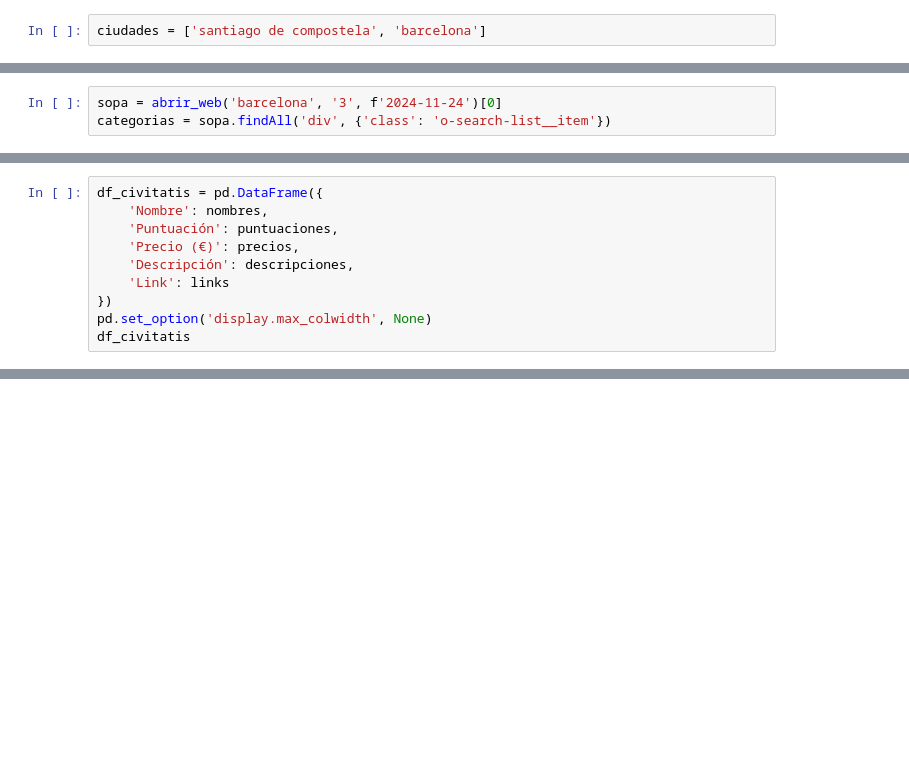
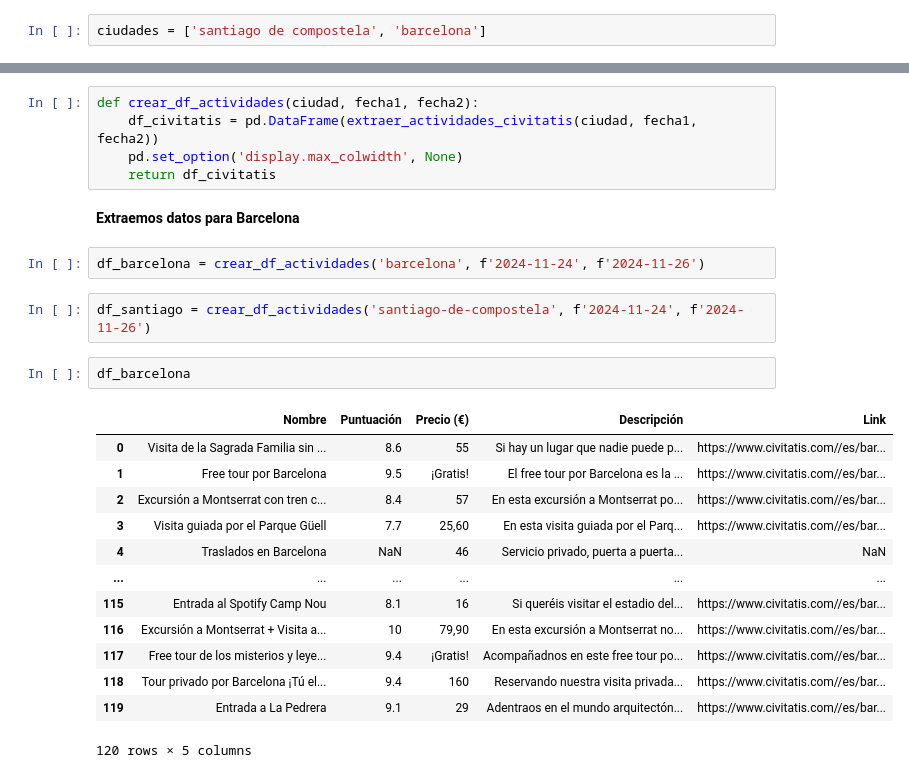
Before and after one commit to Rcm89/Proyecto3-Explorando-Viajes, a Jupyter notebook: scrap_civitatis.ipynb, the cells around one changed output, grey strips where cells are left out. Drawn from its saved outputs; the diff is of its cells as text; blank space fills up the shorter version.

```diff
--- a/scrap_civitatis.ipynb
+++ b/scrap_civitatis.ipynb
@@ -38,7 +38,4 @@ def abrir_web(ciudad, pagina, fecha):
     driver.close()
 
     return sopa, url
-# %%
-sopa = abrir_web('barcelona', '3', f'2024-11-24')[0]
-categorias = sopa.findAll('div', {'class': 'o-search-list__item'})
 # %%
@@ -179,10 +77,0 @@ links
-# %%
-df_civitatis = pd.DataFrame({
-    'Nombre': nombres,
-    'Puntuación': puntuaciones,
-    'Precio (€)': precios,
-    'Descripción': descripciones,
-    'Link': links
-})
-pd.set_option('display.max_colwidth', None)
-df_civitatis
@@ -202,0 +78,27 @@ df_civitatis
+# %%
+def crear_df_actividades(ciudad, fecha1, fecha2):
+    df_civitatis = pd.DataFrame(extraer_actividades_civitatis(ciudad, fecha1, fecha2))
+    pd.set_option('display.max_colwidth', None)
+    return df_civitatis
+# %% [markdown]
+**Extraemos datos para Barcelona**
+# %%
+df_barcelona = crear_df_actividades('barcelona', f'2024-11-24', f'2024-11-26')
+# %%
+df_santiago = crear_df_actividades('santiago-de-compostela', f'2024-11-24', f'2024-11-26')
+# %%
+df_barcelona
+# %% [output]
+|  | Nombre | Puntuación | Precio (€) | Descripción | Link |
+| 0 | Visita de la Sagrada Familia sin ... | 8.6 | 55 | Si hay un lugar que nadie puede p... | https://www.civitatis.com//es/bar... |
+| 1 | Free tour por Barcelona | 9.5 | ¡Gratis! | El free tour por Barcelona es la ... | https://www.civitatis.com//es/bar... |
+| 2 | Excursión a Montserrat con tren c... | 8.4 | 57 | En esta excursión a Montserrat po... | https://www.civitatis.com//es/bar... |
+| 3 | Visita guiada por el Parque Güell | 7.7 | 25,60 | En esta visita guiada por el Parq... | https://www.civitatis.com//es/bar... |
+| 4 | Traslados en Barcelona | NaN | 46 | Servicio privado, puerta a puerta... | NaN |
+| ... | ... | ... | ... | ... | ... |
+| 115 | Entrada al Spotify Camp Nou | 8.1 | 16 | Si queréis visitar el estadio del... | https://www.civitatis.com//es/bar... |
+| 116 | Excursión a Montserrat + Visita a... | 10 | 79,90 | En esta excursión a Montserrat no... | https://www.civitatis.com//es/bar... |
+| 117 | Free tour de los misterios y leye... | 9.4 | ¡Gratis! | Acompañadnos en este free tour po... | https://www.civitatis.com//es/bar... |
+| 118 | Tour privado por Barcelona ¡Tú el... | 9.4 | 160 | Reservando nuestra visita privada... | https://www.civitatis.com//es/bar... |
+| 119 | Entrada a La Pedrera | 9.1 | 29 | Adentraos en el mundo arquitectón... | https://www.civitatis.com//es/bar... |
+120 rows × 5 columns
```
Also changed, not shown: parts of 19 cells of this notebook.
